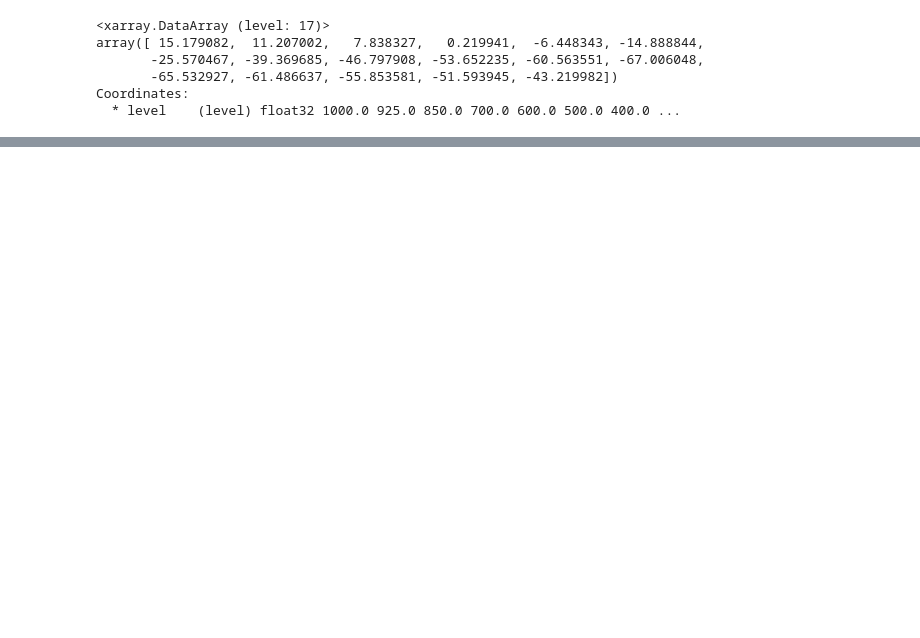
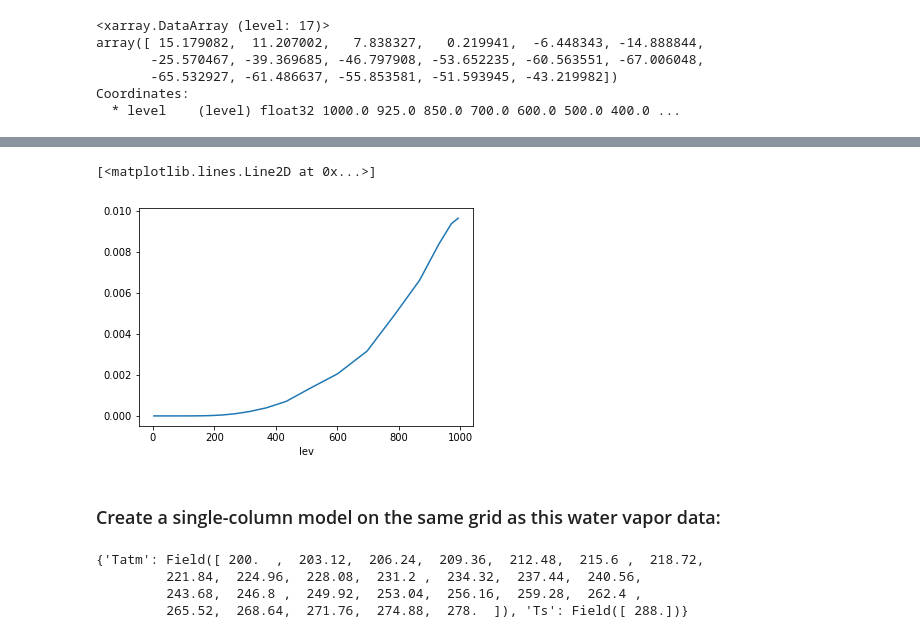
Before and after one commit to brian-rose/env-415, a Jupyter notebook: notes/L07_RadiativeEquilibrium.ipynb, the cells around one changed output, grey strips where cells are left out. Drawn from its saved outputs; the diff is of its cells as text; code cells hidden in the pictures; blank space fills up the shorter version.

```diff
--- a/notes/L07_RadiativeEquilibrium.ipynb
+++ b/notes/L07_RadiativeEquilibrium.ipynb
@@ -305,0 +102,4 @@ Total elapsed time is 4.999422301147019 years.
+# %%
+datapath = "http://ramadda.atmos.albany.edu:8080/repository/opendap/latest/Top/Users/BrianRose/CESM_runs/"
+endstr = "/entry.das"
+atm_control = xr.open_dataset( datapath + 'som_1850_f19/som_1850_f19.cam.h0.clim.nc' + endstr, decode_times=False)
@@ -305,0 +108,3 @@ Total elapsed time is 4.999422301147019 years.
+# %%
+Qglobal = ((atm_control.Q * atm_control.gw)/atm_control.gw.mean(dim='lat')).mean(dim=('lat','lon','time'))
+Qglobal
@@ -305,0 +122,16 @@ Total elapsed time is 4.999422301147019 years.
+# %%
+Qglobal.plot()
+# %% [output]
+[<matplotlib.lines.Line2D at 0x...>]
+[figure, added]
+# %% [markdown]
+### Create a single-column model on the same grid as this water vapor data:
+# %%
+#  Make a model on same vertical domain as the GCM
+state = climlab.column_state(lev=Qglobal.lev, water_depth=2.5)
+state
+# %% [output]
+{'Tatm': Field([ 200.  ,  203.12,  206.24,  209.36,  212.48,  215.6 ,  218.72,
+         221.84,  224.96,  228.08,  231.2 ,  234.32,  237.44,  240.56,
+         243.68,  246.8 ,  249.92,  253.04,  256.16,  259.28,  262.4 ,
+         265.52,  268.64,  271.76,  274.88,  278.  ]), 'Ts': Field([ 288.])}
```
Also changed, not shown: parts of 70 cells of this notebook, 1 other file.
